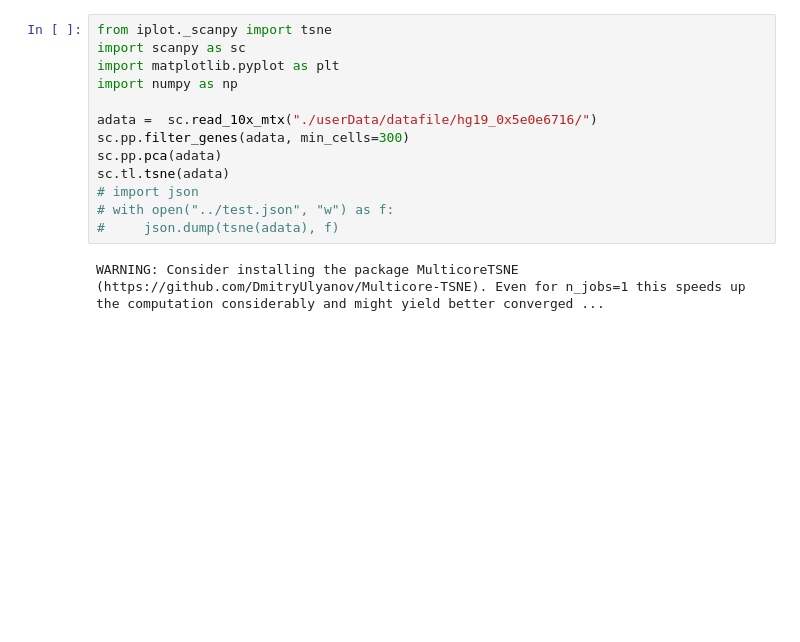
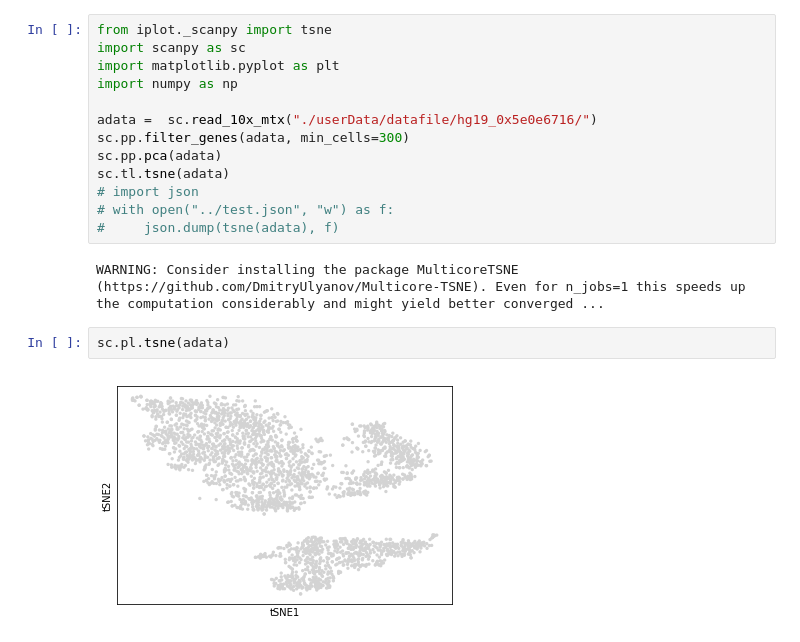
Before and after one commit to Aprilhuu/Single-Cell-Analysis-Web-Portal, a Jupyter notebook: Untitled.ipynb, the cells around one changed output. Cells and saved outputs as stored; diff of their text form; blank space fills up the shorter version.

Commit message:
update tsne weight

```diff
--- a/Untitled.ipynb
+++ b/Untitled.ipynb
@@ -13,6 +13,10 @@ sc.tl.tsne(adata)
 #     json.dump(tsne(adata), f)
 # %% [output]
 WARNING: Consider installing the package MulticoreTSNE (https://github.com/DmitryUlyanov/Multicore-TSNE). Even for n_jobs=1 this speeds up the computation considerably and might yield better converged ...
+# %%
+sc.pl.tsne(adata)
+# %% [output]
+[figure, added]
 # %%
 import iplot._scanpy._scatterplots as si
 import importlib
```
Also changed, not shown: parts of 1 cell of this notebook, 1 other file.
